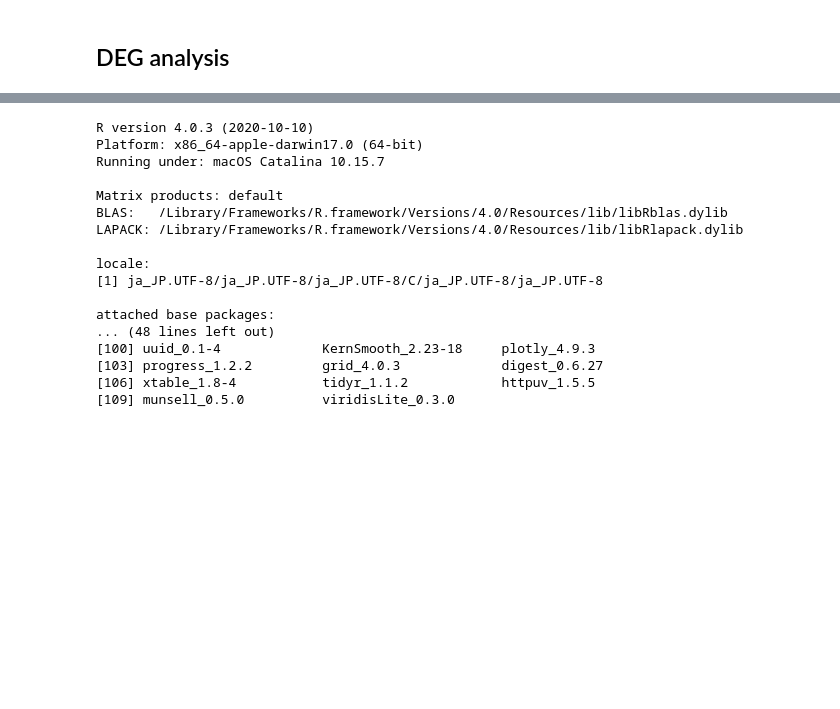
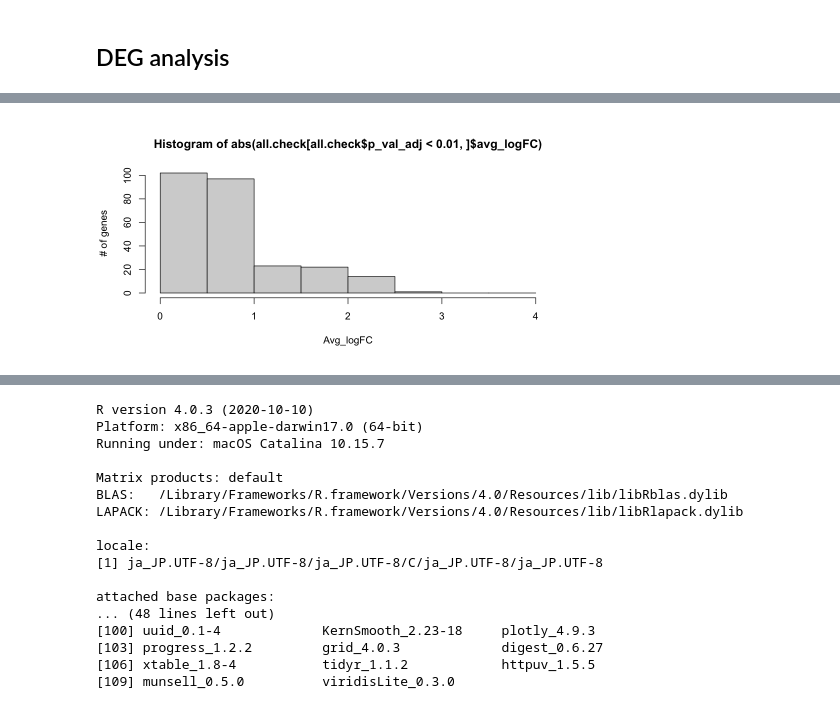
Before and after one commit to TKondolab/flygastrula2, a Jupyter notebook: analysis/08_PR_analysis/2_HQC2_pairrule_DEG_analysis_FCthreshold.ipynb, the cells around one changed output, grey strips where cells are left out. Cells and saved outputs as stored; diff of their text form; code cells hidden in the pictures; blank space fills up the shorter version.

```diff
--- a/analysis/08_PR_analysis/2_HQC2_pairrule_DEG_analysis_FCthreshold.ipynb
+++ b/analysis/08_PR_analysis/2_HQC2_pairrule_DEG_analysis_FCthreshold.ipynb
@@ -213,0 +235,7 @@ pdf
+# %%
+i<-2
+options(repr.plot.width=8, repr.plot.height=4)
+hist(abs(all.check[all.check$p_val_adj<0.01,]$avg_logFC), breaks = seq(0,4*i,1)/i,
+     xlab = 'Avg_logFC', ylab = '# of genes', yaxp =c(0,100,5))
+# %% [output]
+[figure, added]
```
Also changed, not shown: parts of 16 cells of this notebook, 5 other files.
